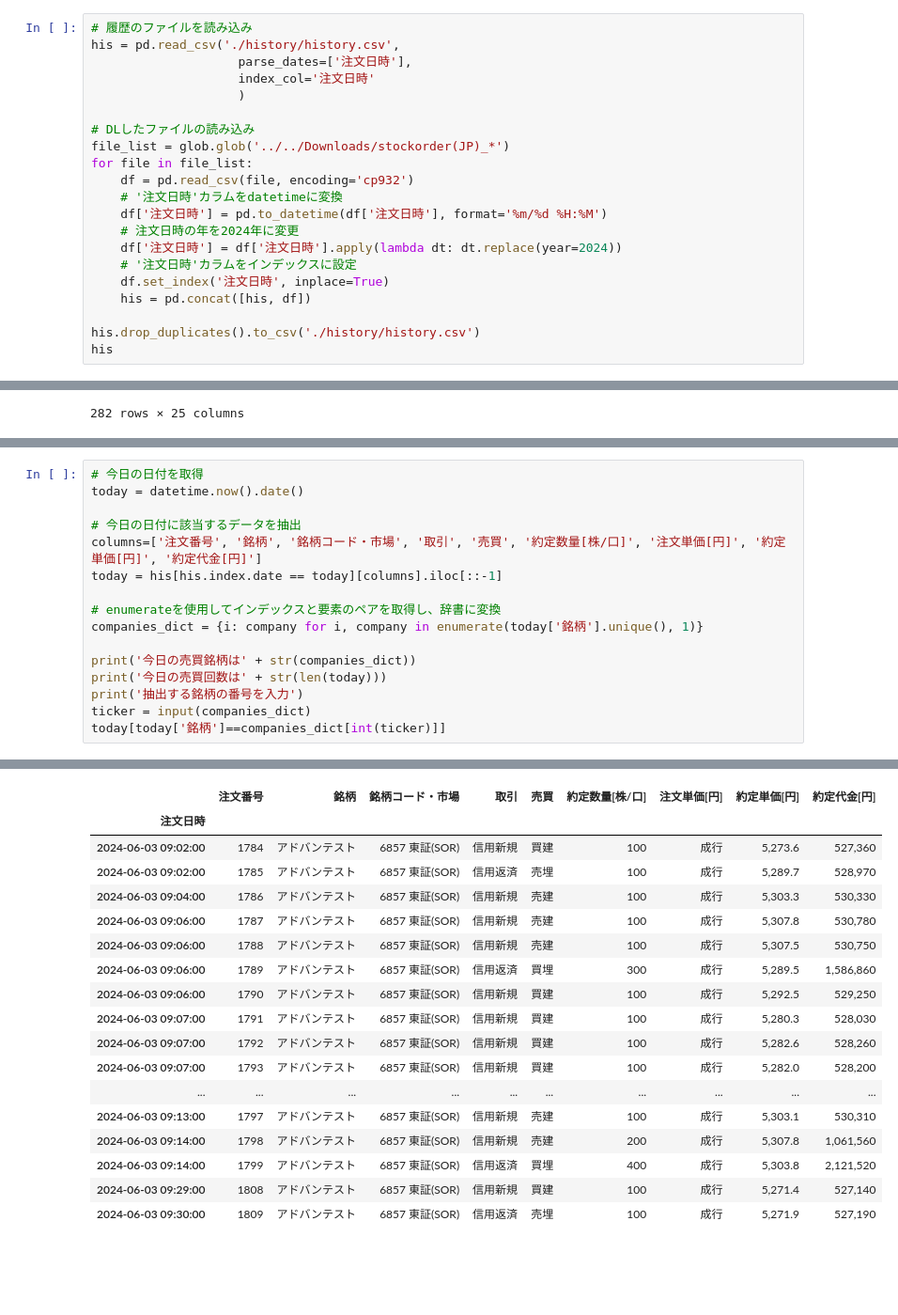
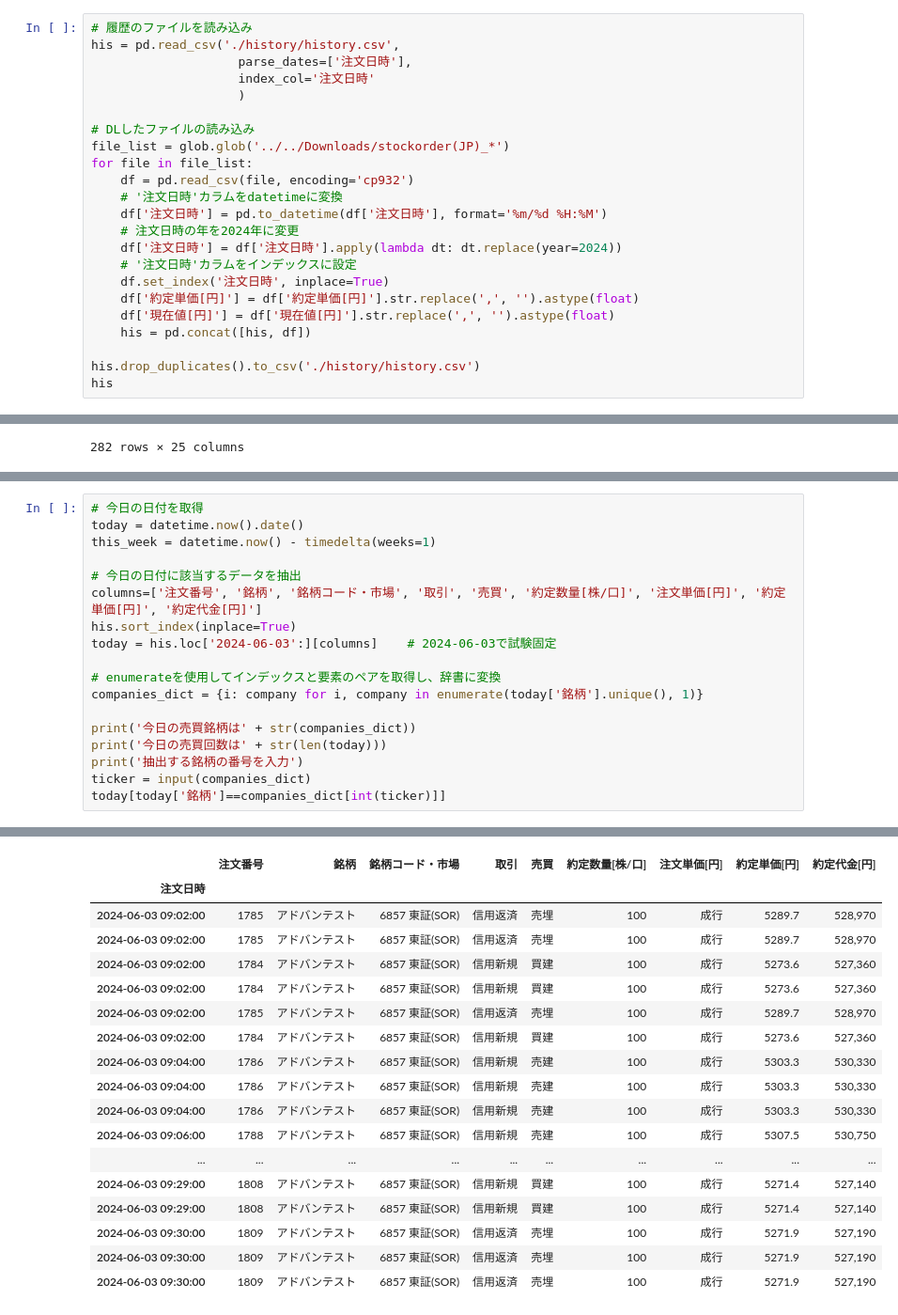
Before and after one commit to keetane/Trader, a Jupyter notebook: history.ipynb, the cells around one changed output, grey strips where cells are left out. Shown: that part at 94% size. Drawn from its saved outputs; the diff is of its cells as text; blank space fills up the shorter version.

```diff
--- a/history.ipynb
+++ b/history.ipynb
@@ -26,6 +26,8 @@ for file in file_list:
     df['注文日時'] = df['注文日時'].apply(lambda dt: dt.replace(year=2024))
     # '注文日時'カラムをインデックスに設定
     df.set_index('注文日時', inplace=True)
+    df['約定単価[円]'] = df['約定単価[円]'].str.replace(',', '').astype(float)
+    df['現在値[円]'] = df['現在値[円]'].str.replace(',', '').astype(float)
     his = pd.concat([his, df])
 
 his.drop_duplicates().to_csv('./history/history.csv')
@@ -50,38 +52,40 @@ his
 # %%
 # 今日の日付を取得
 today = datetime.now().date()
+this_week = datetime.now() - timedelta(weeks=1)
 
 # 今日の日付に該当するデータを抽出
 columns=['注文番号', '銘柄', '銘柄コード・市場', '取引', '売買', '約定数量[株/口]', '注文単価[円]', '約定単価[円]', '約定代金[円]']
-today = his[his.index.date == today][columns].iloc[::-1]
+his.sort_index(inplace=True)
+today = his.loc['2024-06-03':][columns]    # 2024-06-03で試験固定
 
 # enumerateを使用してインデックスと要素のペアを取得し、辞書に変換
 companies_dict = {i: company for i, company in enumerate(today['銘柄'].unique(), 1)}
 
 print('今日の売買銘柄は' + str(companies_dict))
 print('今日の売買回数は' + str(len(today)))
 print('抽出する銘柄の番号を入力')
 ticker = input(companies_dict)
 today[today['銘柄']==companies_dict[int(ticker)]]
 # %% [output]
 今日の売買銘柄は{1: 'アドバンテスト', 2: 'ソシオネクスト'}
 今日の売買回数は84
 抽出する銘柄の番号を入力
 |  | 注文番号 | 銘柄 | 銘柄コード・市場 | 取引 | 売買 | 約定数量[株/口] | 注文単価[円] | 約定単価[円] | 約定代金[円] |
 | 注文日時 |  |  |  |  |  |  |  |  |  |
-| 2024-06-03 09:02:00 | 1784 | アドバンテスト | 6857 東証(SOR) | 信用新規 | 買建 | 100 | 成行 | 5,273.6 | 527,360 |
-| 2024-06-03 09:02:00 | 1785 | アドバンテスト | 6857 東証(SOR) | 信用返済 | 売埋 | 100 | 成行 | 5,289.7 | 528,970 |
-| 2024-06-03 09:04:00 | 1786 | アドバンテスト | 6857 東証(SOR) | 信用新規 | 売建 | 100 | 成行 | 5,303.3 | 530,330 |
-| 2024-06-03 09:06:00 | 1787 | アドバンテスト | 6857 東証(SOR) | 信用新規 | 売建 | 100 | 成行 | 5,307.8 | 530,780 |
-| 2024-06-03 09:06:00 | 1788 | アドバンテスト | 6857 東証(SOR) | 信用新規 | 売建 | 100 | 成行 | 5,307.5 | 530,750 |
-| 2024-06-03 09:06:00 | 1789 | アドバンテスト | 6857 東証(SOR) | 信用返済 | 買埋 | 300 | 成行 | 5,289.5 | 1,586,860 |
-| 2024-06-03 09:06:00 | 1790 | アドバンテスト | 6857 東証(SOR) | 信用新規 | 買建 | 100 | 成行 | 5,292.5 | 529,250 |
-| 2024-06-03 09:07:00 | 1791 | アドバンテスト | 6857 東証(SOR) | 信用新規 | 買建 | 100 | 成行 | 5,280.3 | 528,030 |
-| 2024-06-03 09:07:00 | 1792 | アドバンテスト | 6857 東証(SOR) | 信用新規 | 買建 | 100 | 成行 | 5,282.6 | 528,260 |
-| 2024-06-03 09:07:00 | 1793 | アドバンテスト | 6857 東証(SOR) | 信用新規 | 買建 | 100 | 成行 | 5,282.0 | 528,200 |
+| 2024-06-03 09:02:00 | 1785 | アドバンテスト | 6857 東証(SOR) | 信用返済 | 売埋 | 100 | 成行 | 5289.7 | 528,970 |
+| 2024-06-03 09:02:00 | 1785 | アドバンテスト | 6857 東証(SOR) | 信用返済 | 売埋 | 100 | 成行 | 5289.7 | 528,970 |
+| 2024-06-03 09:02:00 | 1784 | アドバンテスト | 6857 東証(SOR) | 信用新規 | 買建 | 100 | 成行 | 5273.6 | 527,360 |
+| 2024-06-03 09:02:00 | 1784 | アドバンテスト | 6857 東証(SOR) | 信用新規 | 買建 | 100 | 成行 | 5273.6 | 527,360 |
+| 2024-06-03 09:02:00 | 1785 | アドバンテスト | 6857 東証(SOR) | 信用返済 | 売埋 | 100 | 成行 | 5289.7 | 528,970 |
+| 2024-06-03 09:02:00 | 1784 | アドバンテスト | 6857 東証(SOR) | 信用新規 | 買建 | 100 | 成行 | 5273.6 | 527,360 |
+| 2024-06-03 09:04:00 | 1786 | アドバンテスト | 6857 東証(SOR) | 信用新規 | 売建 | 100 | 成行 | 5303.3 | 530,330 |
+| 2024-06-03 09:04:00 | 1786 | アドバンテスト | 6857 東証(SOR) | 信用新規 | 売建 | 100 | 成行 | 5303.3 | 530,330 |
+| 2024-06-03 09:04:00 | 1786 | アドバンテスト | 6857 東証(SOR) | 信用新規 | 売建 | 100 | 成行 | 5303.3 | 530,330 |
+| 2024-06-03 09:06:00 | 1788 | アドバンテスト | 6857 東証(SOR) | 信用新規 | 売建 | 100 | 成行 | 5307.5 | 530,750 |
 | ... | ... | ... | ... | ... | ... | ... | ... | ... | ... |
-| 2024-06-03 09:13:00 | 1797 | アドバンテスト | 6857 東証(SOR) | 信用新規 | 売建 | 100 | 成行 | 5,303.1 | 530,310 |
-| 2024-06-03 09:14:00 | 1798 | アドバンテスト | 6857 東証(SOR) | 信用新規 | 売建 | 200 | 成行 | 5,307.8 | 1,061,560 |
-| 2024-06-03 09:14:00 | 1799 | アドバンテスト | 6857 東証(SOR) | 信用返済 | 買埋 | 400 | 成行 | 5,303.8 | 2,121,520 |
-| 2024-06-03 09:29:00 | 1808 | アドバンテスト | 6857 東証(SOR) | 信用新規 | 買建 | 100 | 成行 | 5,271.4 | 527,140 |
-| 2024-06-03 09:30:00 | 1809 | アドバンテスト | 6857 東証(SOR) | 信用返済 | 売埋 | 100 | 成行 | 5,271.9 | 527,190 |
+| 2024-06-03 09:29:00 | 1808 | アドバンテスト | 6857 東証(SOR) | 信用新規 | 買建 | 100 | 成行 | 5271.4 | 527,140 |
+| 2024-06-03 09:29:00 | 1808 | アドバンテスト | 6857 東証(SOR) | 信用新規 | 買建 | 100 | 成行 | 5271.4 | 527,140 |
+| 2024-06-03 09:30:00 | 1809 | アドバンテスト | 6857 東証(SOR) | 信用返済 | 売埋 | 100 | 成行 | 5271.9 | 527,190 |
+| 2024-06-03 09:30:00 | 1809 | アドバンテスト | 6857 東証(SOR) | 信用返済 | 売埋 | 100 | 成行 | 5271.9 | 527,190 |
+| 2024-06-03 09:30:00 | 1809 | アドバンテスト | 6857 東証(SOR) | 信用返済 | 売埋 | 100 | 成行 | 5271.9 | 527,190 |
```
Also changed, not shown: parts of 14 cells of this notebook.
